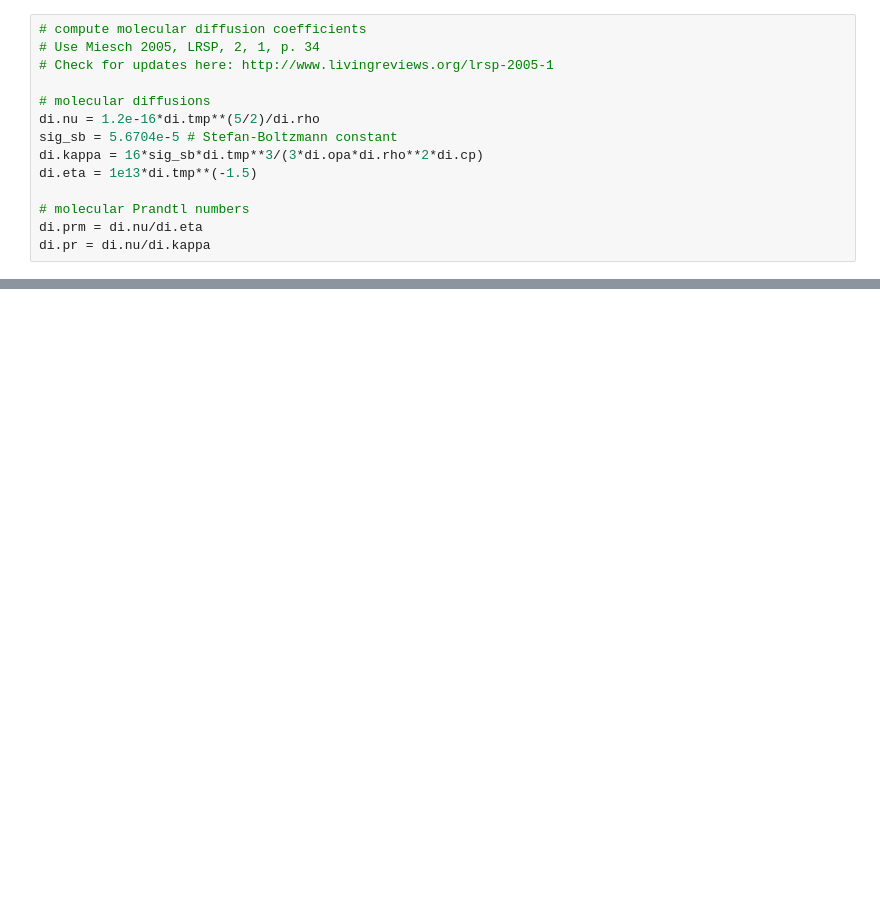
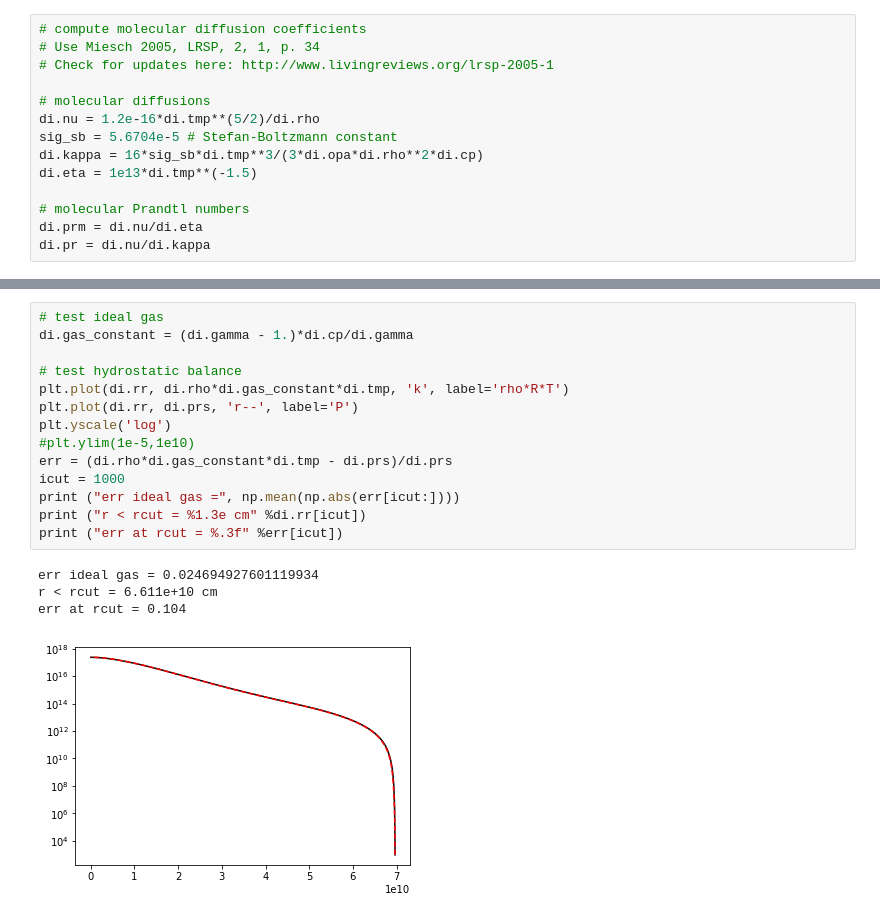
Before and after one commit to illorenzo7/Research_Notes, a Jupyter notebook: Model_S/Text_to_Binary.ipynb, the cells around one changed output, grey strips where cells are left out. Drawn from its saved outputs; the diff is of its cells as text; blank space fills up the shorter version.

```diff
--- a/Model_S/Text_to_Binary.ipynb
+++ b/Model_S/Text_to_Binary.ipynb
@@ -187,0 +209,19 @@ di.pr = di.nu/di.kappa
+# %%
+# test ideal gas
+di.gas_constant = (di.gamma - 1.)*di.cp/di.gamma
+
+# test hydrostatic balance
+plt.plot(di.rr, di.rho*di.gas_constant*di.tmp, 'k', label='rho*R*T')
+plt.plot(di.rr, di.prs, 'r--', label='P')
+plt.yscale('log')
+#plt.ylim(1e-5,1e10)
+err = (di.rho*di.gas_constant*di.tmp - di.prs)/di.prs
+icut = 1000
+print ("err ideal gas =", np.mean(np.abs(err[icut:])))
+print ("r < rcut = %1.3e cm" %di.rr[icut])
+print ("err at rcut = %.3f" %err[icut])
+# %% [output]
+err ideal gas = 0.024694927601119934
+r < rcut = 6.611e+10 cm
+err at rcut = 0.104
+[figure, added]
```
Also changed, not shown: parts of 13 cells of this notebook, 1 other file.
